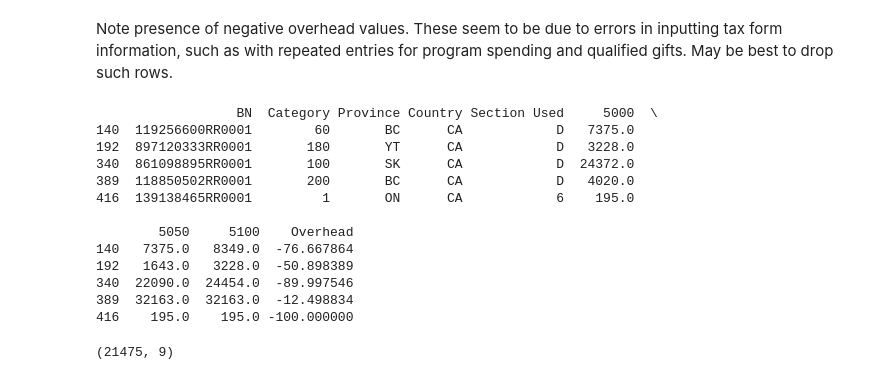
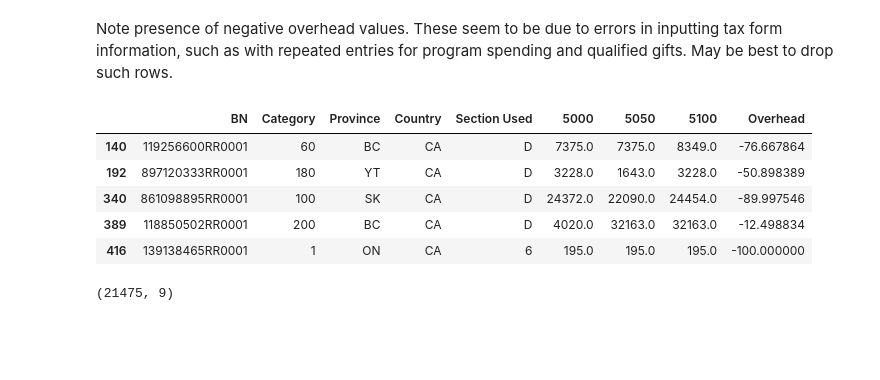
Before and after one commit to carlodghalnin/Canadian_Charity_Overhead_Analysis, a Jupyter notebook: Canada_Charity_Overhead_Analysis.ipynb, the cells around one changed output. Saved outputs shown, nothing was run; the diff lists cells and outputs as text; code cells hidden in the pictures; blank space fills up the shorter version.

```diff
--- a/Canada_Charity_Overhead_Analysis.ipynb
+++ b/Canada_Charity_Overhead_Analysis.ipynb
@@ -113,20 +99,13 @@ Name: Overhead, dtype: float64
 # %% [markdown]
 Note presence of negative overhead values. These seem to be due to errors in inputting tax form information, such as with repeated entries for program spending and qualified gifts. May be best to drop such rows.
 # %%
-print(df[df['Overhead'] < 0].head())
+df[df['Overhead'] < 0].head()
 # %% [output]
-                  BN  Category Province Country Section Used     5000  \
-140  119256600RR0001        60       BC      CA            D   7375.0
-192  897120333RR0001       180       YT      CA            D   3228.0
-340  861098895RR0001       100       SK      CA            D  24372.0
-389  118850502RR0001       200       BC      CA            D   4020.0
-416  139138465RR0001         1       ON      CA            6    195.0
-
-        5050     5100    Overhead
-140   7375.0   8349.0  -76.667864
-192   1643.0   3228.0  -50.898389
-340  22090.0  24454.0  -89.997546
-389  32163.0  32163.0  -12.498834
-416    195.0    195.0 -100.000000
+|  | BN | Category | Province | Country | Section Used | 5000 | 5050 | 5100 | Overhead |
+| 140 | 119256600RR0001 | 60 | BC | CA | D | 7375.0 | 7375.0 | 8349.0 | -76.667864 |
+| 192 | 897120333RR0001 | 180 | YT | CA | D | 3228.0 | 1643.0 | 3228.0 | -50.898389 |
+| 340 | 861098895RR0001 | 100 | SK | CA | D | 24372.0 | 22090.0 | 24454.0 | -89.997546 |
+| 389 | 118850502RR0001 | 200 | BC | CA | D | 4020.0 | 32163.0 | 32163.0 | -12.498834 |
+| 416 | 139138465RR0001 | 1 | ON | CA | 6 | 195.0 | 195.0 | 195.0 | -100.000000 |
 # %%
 df = df[df['Overhead'] >= 0]
```
Also changed, not shown: parts of 9 cells of this notebook.
